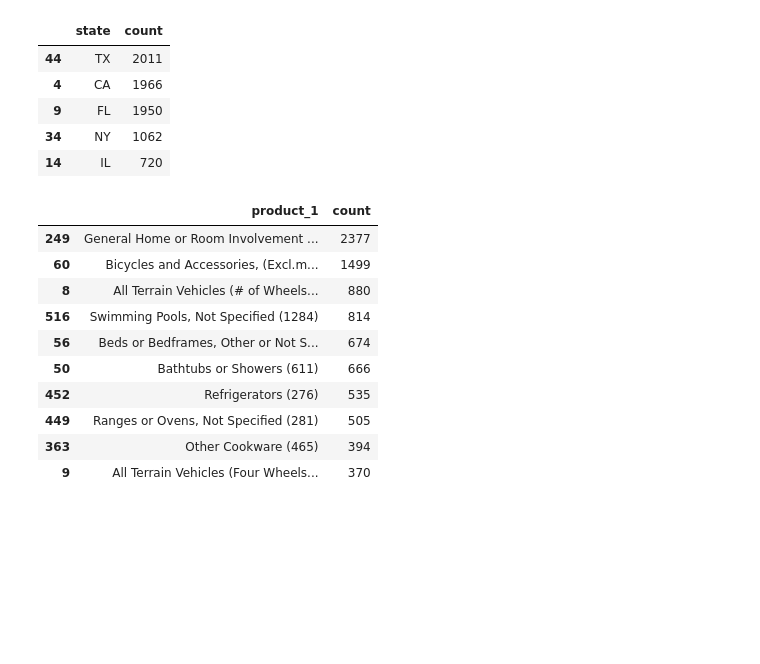
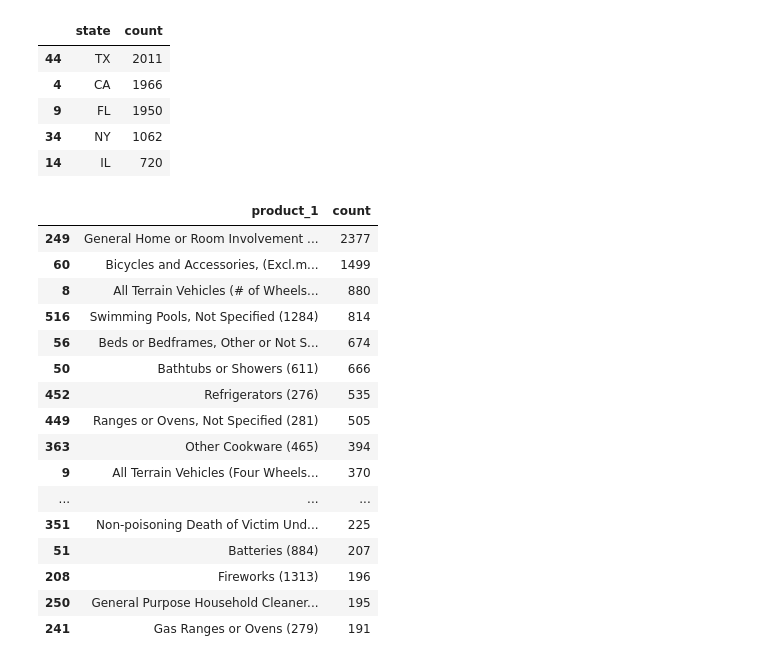
Before and after one commit to MeetPatel2001/CPSC-Applied-ML-, a Jupyter notebook: CPSC.ipynb, the cells around one changed output. Drawn from its saved outputs; the diff is of its cells as text; code cells hidden in the pictures; blank space fills up the shorter version.

```diff
--- a/CPSC.ipynb
+++ b/CPSC.ipynb
@@ -105,18 +114,24 @@ state_df.sort_values(by = "count", ascending=False).head(5)
 # %%
 # get top Products
 product_df = pd.DataFrame(df.groupby("product_1").size(), columns=["count"])
 product_df.reset_index(inplace=True)
 
-product_df.sort_values(by = "count", ascending=False).head(10)
+product_df.sort_values(by = "count", ascending=False).head(20)
 # %% [output]
 |  | product_1 | count |
 | 249 | General Home or Room Involvement ... | 2377 |
 | 60 | Bicycles and Accessories, (Excl.m... | 1499 |
 | 8 | All Terrain Vehicles (# of Wheels... | 880 |
 | 516 | Swimming Pools, Not Specified (1284) | 814 |
 | 56 | Beds or Bedframes, Other or Not S... | 674 |
 | 50 | Bathtubs or Showers (611) | 666 |
 | 452 | Refrigerators (276) | 535 |
 | 449 | Ranges or Ovens, Not Specified (281) | 505 |
 | 363 | Other Cookware (465) | 394 |
 | 9 | All Terrain Vehicles (Four Wheels... | 370 |
+| ... | ... | ... |
+| 351 | Non-poisoning Death of Victim Und... | 225 |
+| 51 | Batteries (884) | 207 |
+| 208 | Fireworks (1313) | 196 |
+| 250 | General Purpose Household Cleaner... | 195 |
+| 241 | Gas Ranges or Ovens (279) | 191 |
```
Also changed, not shown: parts of 11 cells of this notebook.
